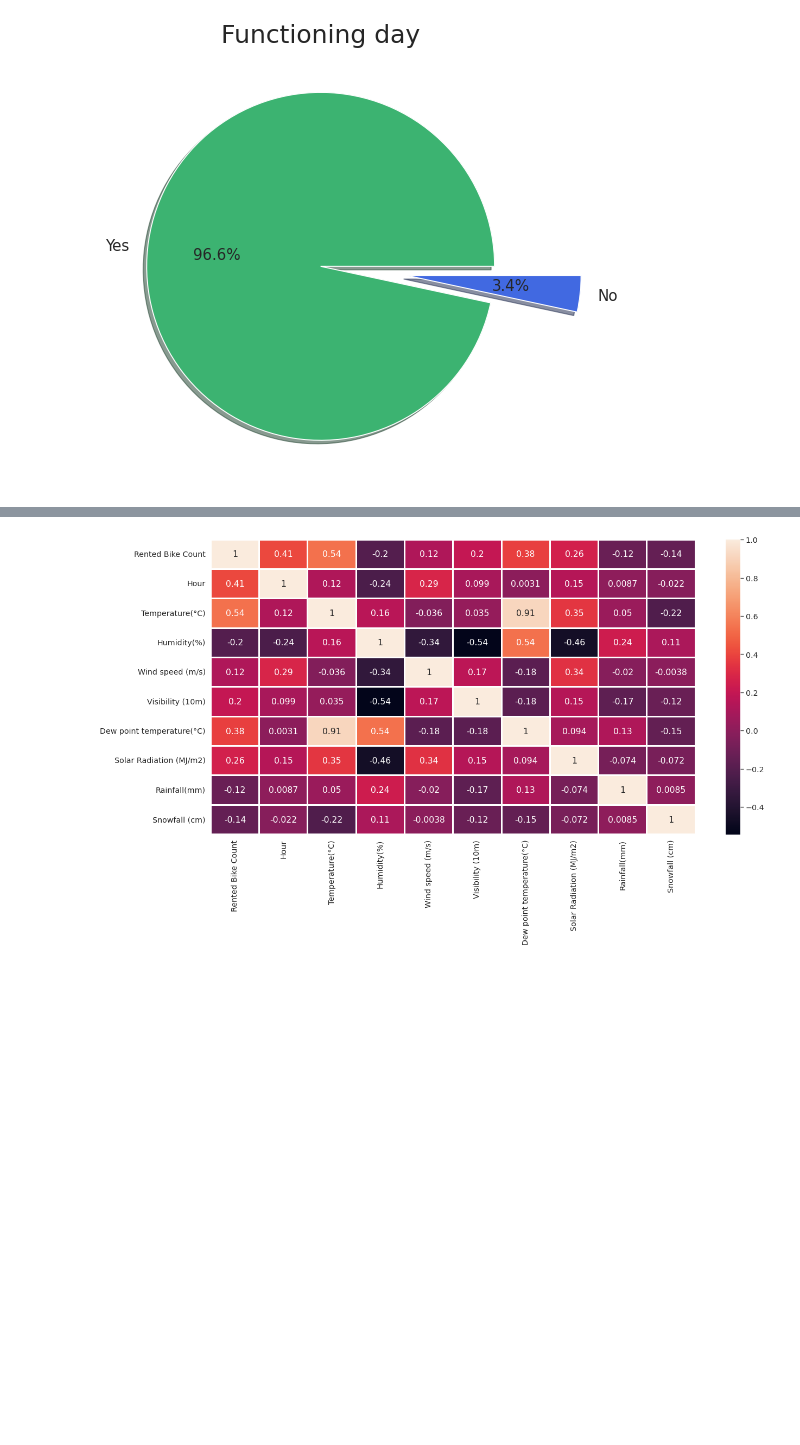
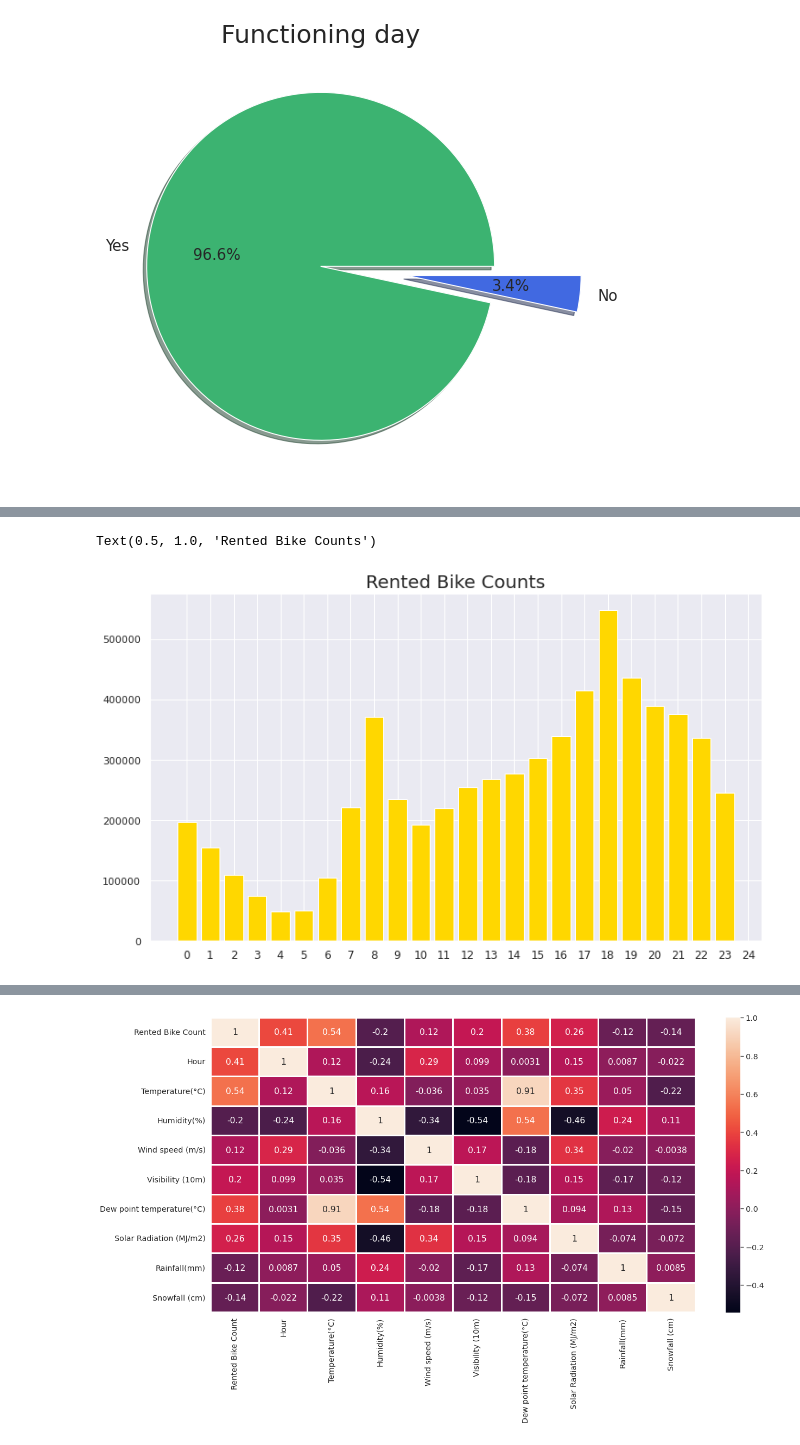
Before and after one commit to SethupathyM/Bike_Demand_Prediction, a Jupyter notebook: Bike_Demand_Prediction.ipynb, the cells around one changed output, grey strips where cells are left out. Drawn from its saved outputs; the diff is of its cells as text; code cells hidden in the pictures; blank space fills up the shorter version.

```diff
--- a/Bike_Demand_Prediction.ipynb
+++ b/Bike_Demand_Prediction.ipynb
@@ -277,0 +290,12 @@ plt.show()
+# %%
+# Rented Bike Counts by Hours
+dep_hr_counts = df['Rented Bike Count'].groupby(df['Hour']).sum()
+dep_hr_df = pd.DataFrame(dep_hr_counts).reset_index()
+plt.figure(figsize = (12,7))
+plt.bar(dep_hr_df['Hour'],dep_hr_df['Rented Bike Count'],color = 'gold')
+plt.xticks(list(range(0,25)),fontsize = 12)
+plt.yticks(list(range(0,600000,100000)),fontsize = 11)
+plt.title('Rented Bike Counts',fontsize = 20)
+# %% [output]
+Text(0.5, 1.0, 'Rented Bike Counts')
+[figure, added]
```
Also changed, not shown: parts of 32 cells of this notebook.
